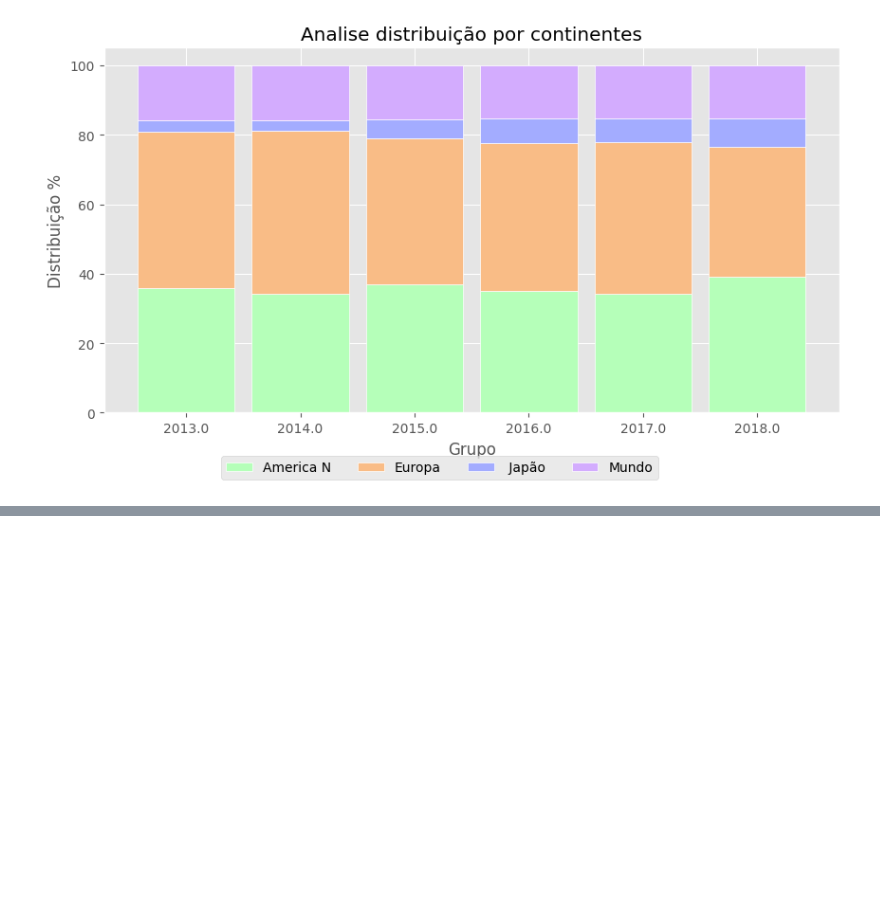
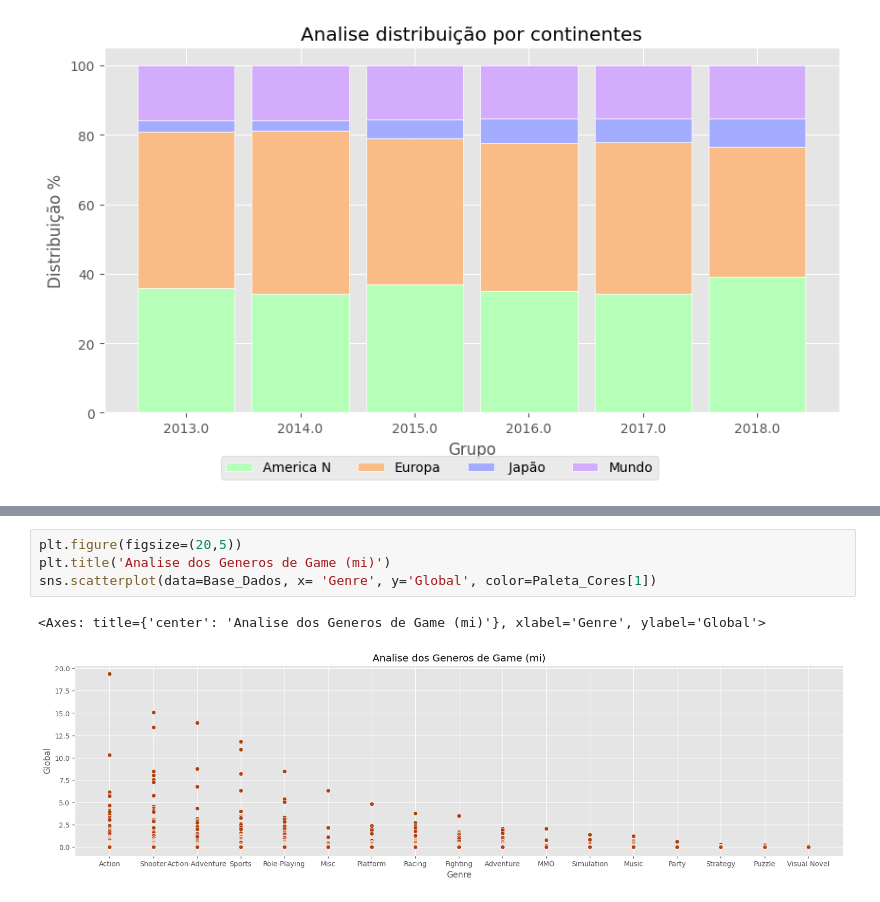
Before and after one commit to FabioHenriqueJ/An-lise-Merc-games, a Jupyter notebook: Proj_MercadoGame.ipynb, the cells around one changed output, grey strips where cells are left out. Saved outputs shown, nothing was run; the diff lists cells and outputs as text; blank space fills up the shorter version.

```diff
--- a/Proj_MercadoGame.ipynb
+++ b/Proj_MercadoGame.ipynb
@@ -223,0 +288,7 @@ plt.legend( ['America N', 'Europa',' Japão', 'Mundo'], loc='upper left', bbox_t
+# %%
+plt.figure(figsize=(20,5))
+plt.title('Analise dos Generos de Game (mi)')
+sns.scatterplot(data=Base_Dados, x= 'Genre', y='Global', color=Paleta_Cores[1])
+# %% [output]
+<Axes: title={'center': 'Analise dos Generos de Game (mi)'}, xlabel='Genre', ylabel='Global'>
+[figure, added]
```
Also changed, not shown: parts of 7 cells of this notebook.
